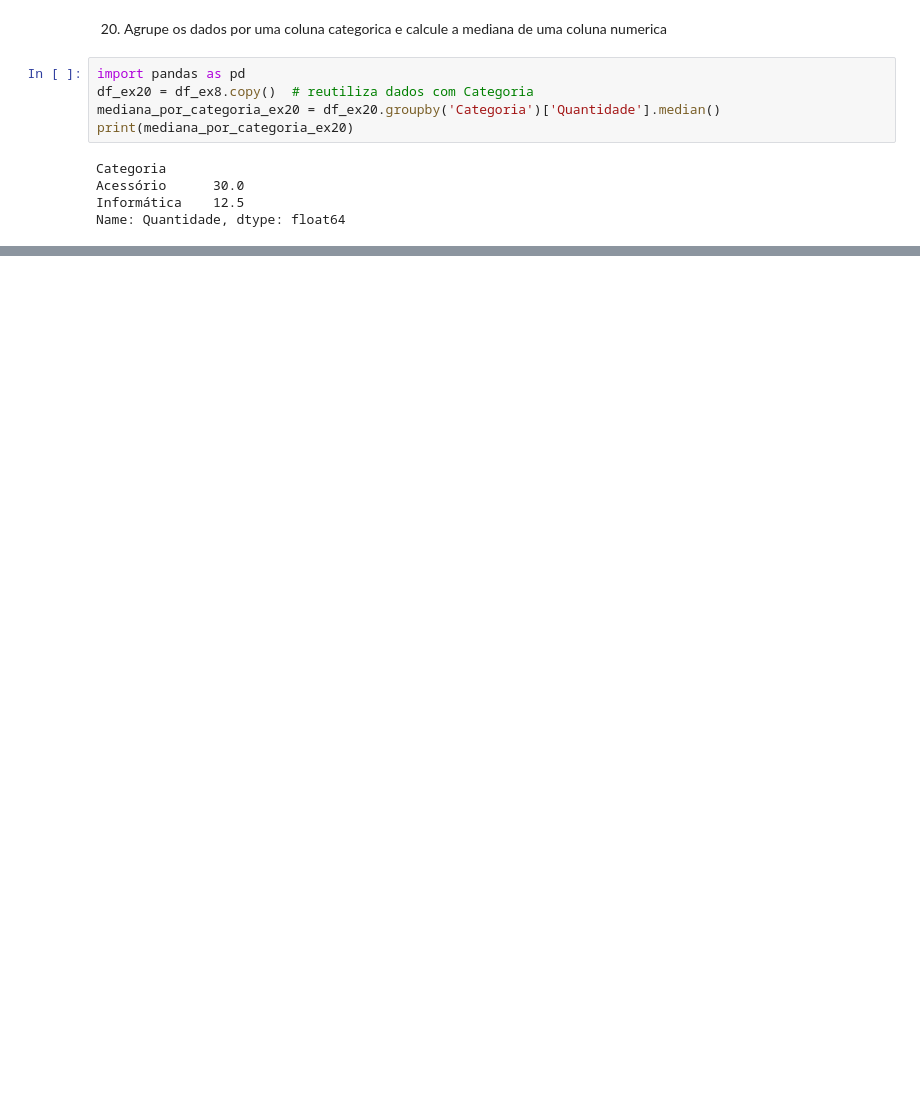
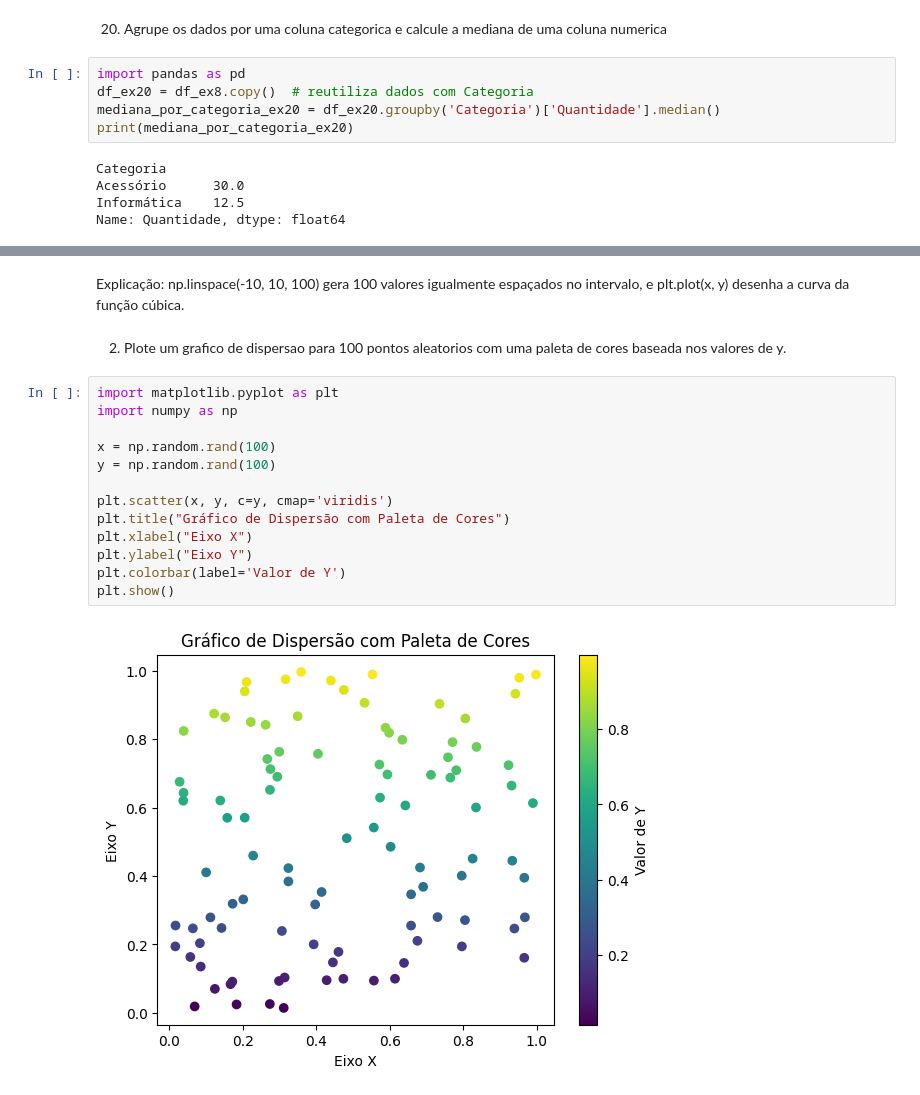
Before and after one commit to liraaricardo/exercicios-biblioteca-python, a Jupyter notebook: Exercicios_PythonBiblioteca__Ricardo_Lira_6B_Noturno_.ipynb, the cells around one changed output, grey strips where cells are left out. Cells and saved outputs as stored; diff of their text form; blank space fills up the shorter version.

```diff
--- a/Exercicios_PythonBiblioteca__Ricardo_Lira_6B_Noturno_.ipynb
+++ b/Exercicios_PythonBiblioteca__Ricardo_Lira_6B_Noturno_.ipynb
@@ -1213,0 +1274,20 @@ Name: Quantidade, dtype: float64
+# %% [markdown]
+Explicação: np.linspace(-10, 10, 100) gera 100 valores igualmente espaçados no intervalo, e plt.plot(x, y) desenha a curva da função cúbica.
+# %% [markdown]
+2. Plote um grafico de dispersao para 100 pontos aleatorios com uma paleta
+de cores baseada nos valores de y.
+# %%
+import matplotlib.pyplot as plt
+import numpy as np
+
+x = np.random.rand(100)
+y = np.random.rand(100)
+
+plt.scatter(x, y, c=y, cmap='viridis')
+plt.title("Gráfico de Dispersão com Paleta de Cores")
+plt.xlabel("Eixo X")
+plt.ylabel("Eixo Y")
+plt.colorbar(label='Valor de Y')
+plt.show()
+# %% [output]
+[figure, added]
```
Also changed, not shown: parts of 77 cells of this notebook.
